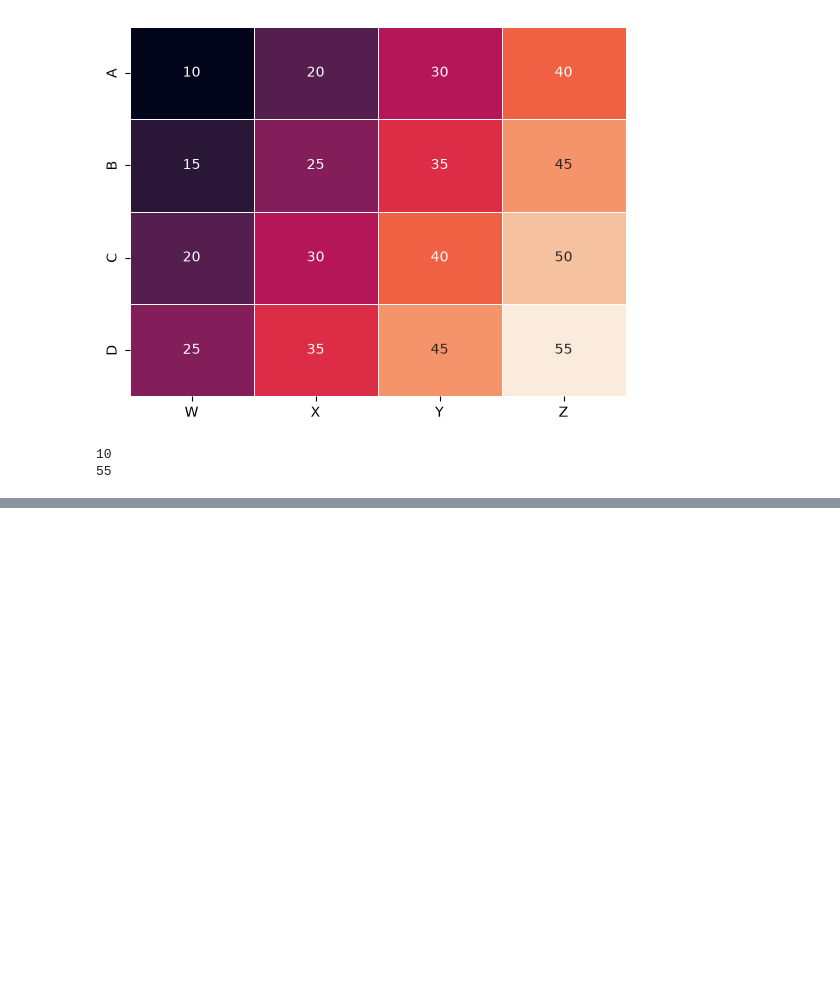
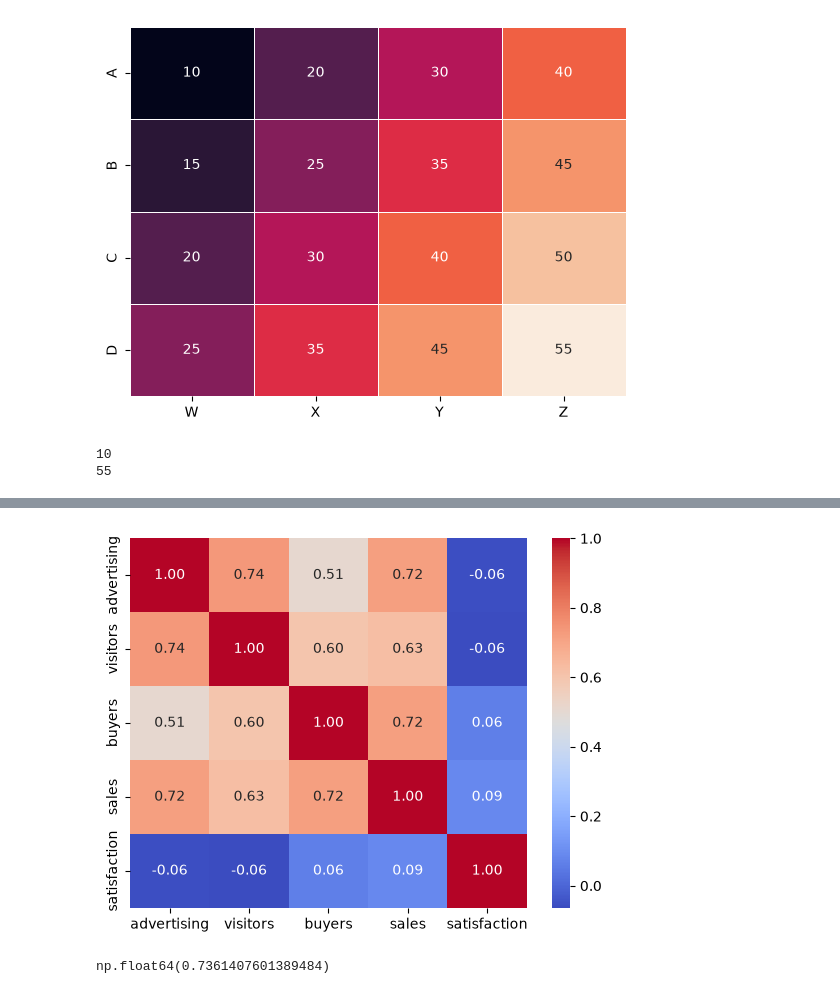
Before and after one commit to hyewonbaek100/0914-, a Jupyter notebook: seaborn_exp/multivariable_data/multivariable_data visualization.ipynb, the cells around one changed output, grey strips where cells are left out. Drawn from its saved outputs; the diff is of its cells as text; code cells hidden in the pictures; blank space fills up the shorter version.

```diff
--- a/seaborn_exp/multivariable_data/multivariable_data visualization.ipynb
+++ b/seaborn_exp/multivariable_data/multivariable_data visualization.ipynb
@@ -95,0 +148,12 @@ sns.heatmap(
+# %%
+numeric_df= customer_df[
+    [
+        'advertising',
+        'visitors',
+        'buyers',
+        'sales',
+        'satisfaction',
+    ]
+]
+
+numeric_df.head()   #수치형만 뽑아낸거다 numeric
@@ -95,0 +167,4 @@ sns.heatmap(
+# %%
+corr_matrix = numeric_df.corr()   #상관계수 영어로 correlation > 실행하면 행렬 하나 만들어줌,어떤 상관을 가지는지 대각선은 1값을 가짐 나랑 나의 관계니까 , 행렬은 대칭을 가진다.
+
+corr_matrix
@@ -95,0 +178,16 @@ sns.heatmap(
+# %%
+sns.heatmap(
+    data=corr_matrix,
+    annot=True,
+    fmt = '.2f',
+    cmap='coolwarm'
+)
+         #.2f > 소수점 2자리까지 표시해라(나머지는 반올림함)
+
+plt.show()
+# %% [output]
+[figure, added]
+# %%
+corr_matrix.loc['advertising','visitors']
+# %% [output]
+np.float64(0.7361407601389484)
```
Also changed, not shown: parts of 14 cells of this notebook, 3 other files.
